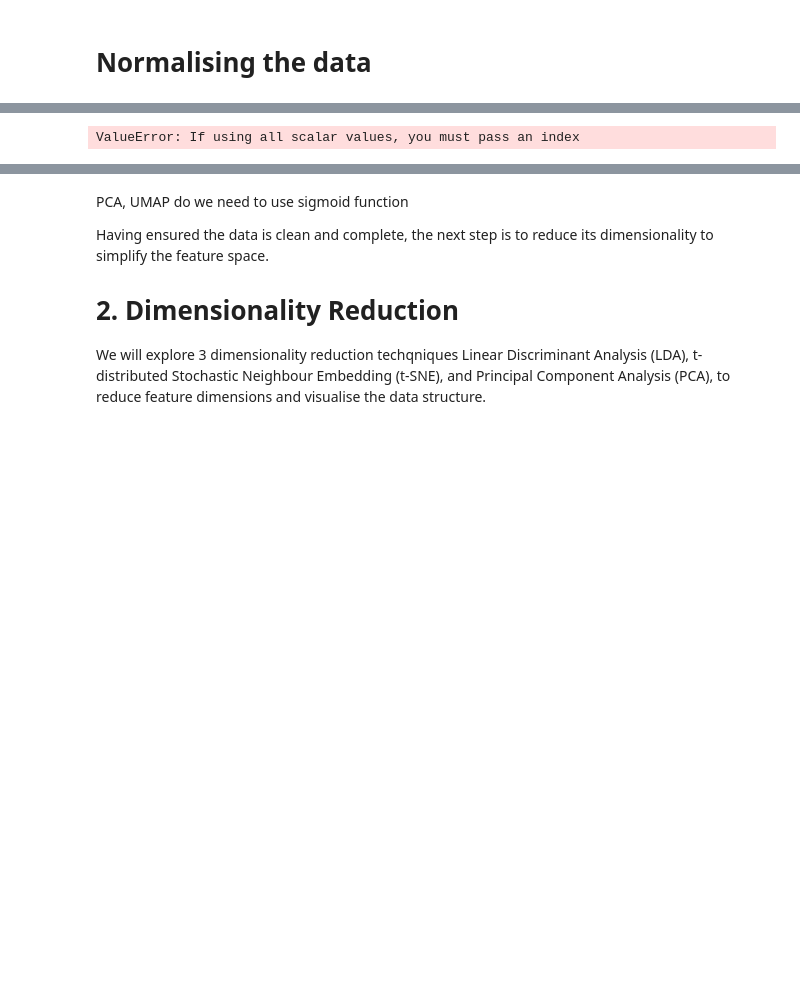
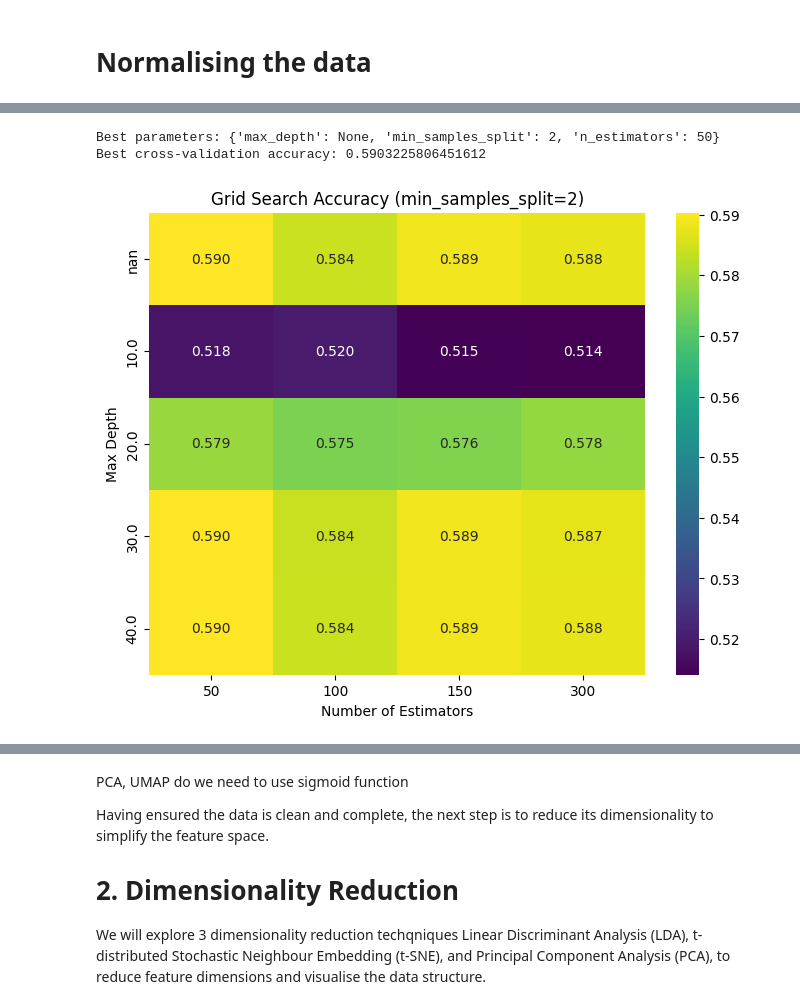
Before and after one commit to DSkilton/ML_Approaches_for_Predicting_Spinal_Disorders, a Jupyter notebook: main.ipynb, the cells around one changed output, grey strips where cells are left out. Cells and saved outputs as stored; diff of their text form; code cells hidden in the pictures; blank space fills up the shorter version.

```diff
--- a/main.ipynb
+++ b/main.ipynb
@@ -286,7 +371,48 @@ Neural Network MSE (Regression Imputed Data): 0.006229
-# %%
-mse_df = pd.DataFrame(mse_scores).T
-sns.heatmap(mse_df, annot=True, cmap="YlGnBu")
-plt.title("MSE per Feature by Imputation Method")
-plt.show()
-# %% [output]
-ValueError: If using all scalar values, you must pass an index
+# %%
+from sklearn.ensemble import RandomForestClassifier
+from sklearn.model_selection import GridSearchCV
+import pandas as pd
+import seaborn as sns
+import matplotlib.pyplot as plt
+
+# Define the Random Forest classifier with balanced class weights
+rf = RandomForestClassifier(random_state=42, class_weight='balanced')
+
+# Define the hyperparameter grid
+param_grid = {
+    'n_estimators': [50, 100, 150, 300],
+    'max_depth': [None, 10, 20, 30, 40],
+    'min_samples_split': [2, 5, 10, 20]
+}
+
+# Initialize GridSearchCV with 5-fold cross-validation
+grid_search = GridSearchCV(rf, param_grid, cv=5, scoring='accuracy', n_jobs=-1)
+grid_search.fit(X_train, y_train)
+
+# Print best parameters and best score
+print("Best parameters:", grid_search.best_params_)
+print("Best cross-validation accuracy:", grid_search.best_score_)
+
+# --- Plotting Section ---
+
+# Convert the cv_results_ into a DataFrame
+results = pd.DataFrame(grid_search.cv_results_)
+
+# For clarity, we'll fix min_samples_split at the best value found.
+best_min_samples_split = grid_search.best_params_['min_samples_split']
+filtered_results = results[results['param_min_samples_split'] == best_min_samples_split]
+
+# Create a pivot table for the heatmap:
+# Rows: max_depth, Columns: n_estimators, Values: mean test accuracy.
+heatmap_data = filtered_results.pivot(index='param_max_depth', columns='param_n_estimators', values='mean_test_score')
+
+plt.figure(figsize=(8, 6))
+sns.heatmap(heatmap_data, annot=True, fmt=".3f", cmap="viridis")
+plt.title(f'Grid Search Accuracy (min_samples_split={best_min_samples_split})')
+plt.ylabel('Max Depth')
+plt.xlabel('Number of Estimators')
+plt.show()
+# %% [output]
+Best parameters: {'max_depth': None, 'min_samples_split': 2, 'n_estimators': 50}
+Best cross-validation accuracy: 0.5903225806451612
+[figure, added]
```
Also changed, not shown: parts of 12 cells of this notebook, 1 other file.
